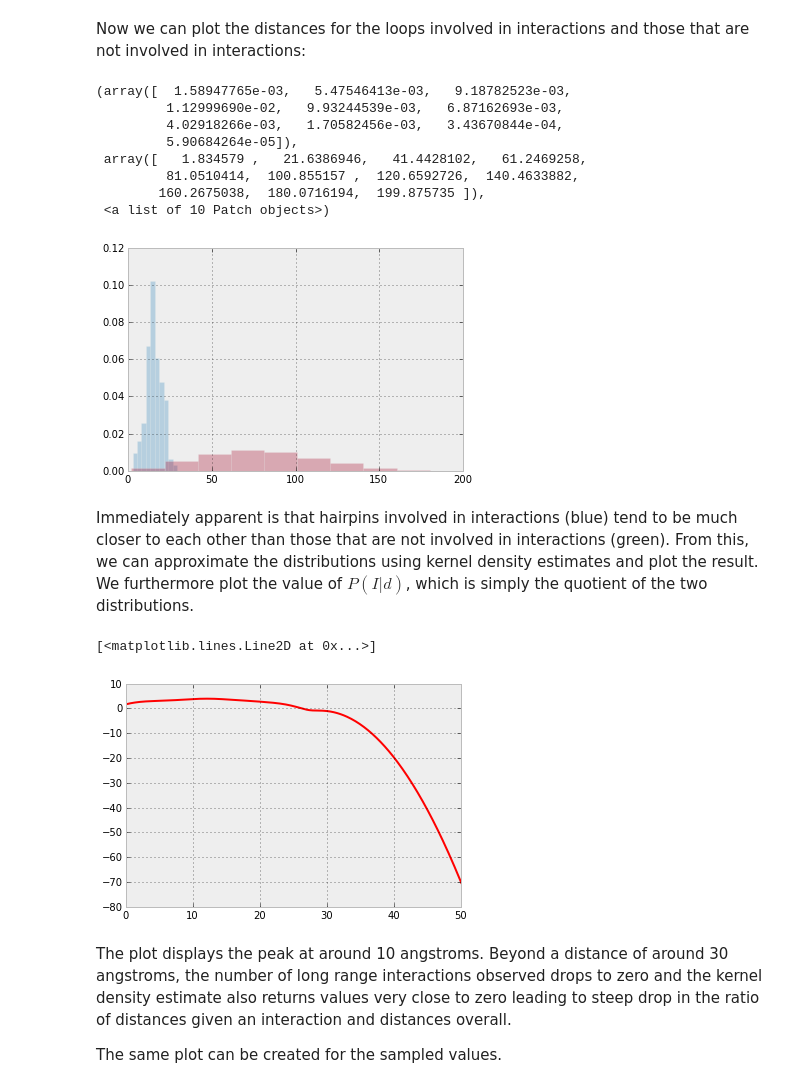
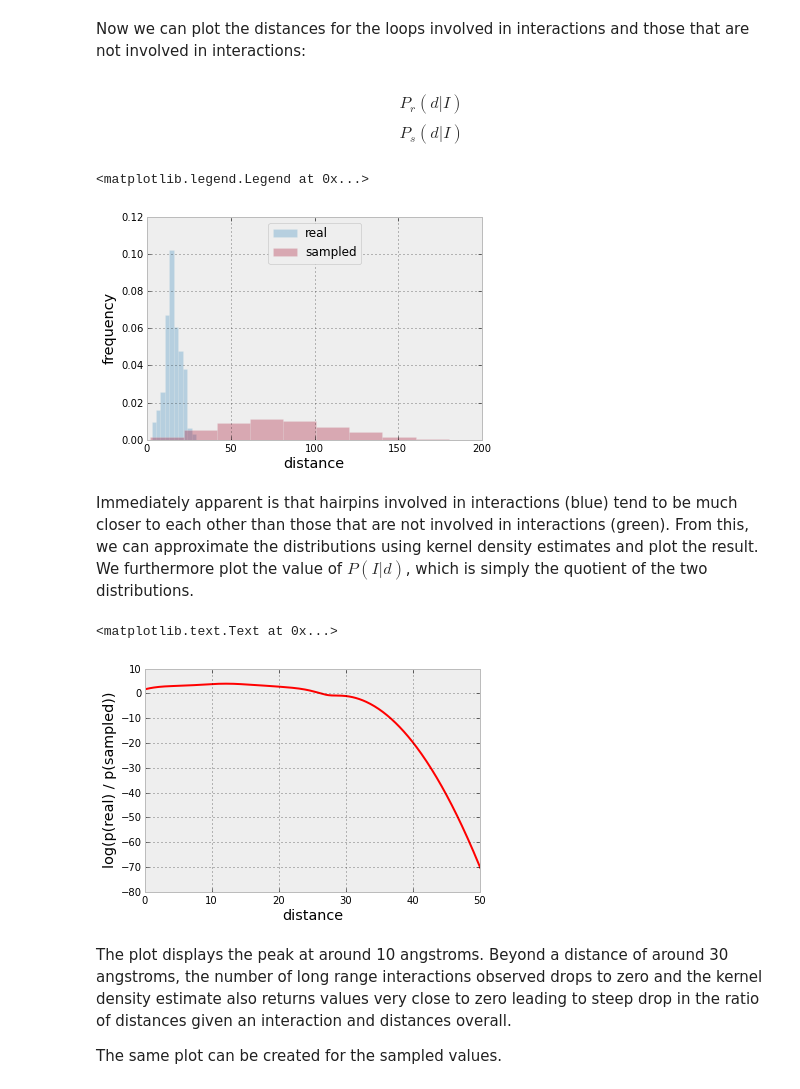
Before and after one commit to ViennaRNA/ernwin, a Jupyter notebook: ipy_notebook_ernwin.ipynb, the cells around one changed output. Cells and saved outputs as stored; diff of their text form; code cells hidden in the pictures.

```diff
--- a/ipy_notebook_ernwin.ipynb
+++ b/ipy_notebook_ernwin.ipynb
@@ -42,34 +42,40 @@ def load_interactions(filename):
     return (loop_loop, loop_loop_y, loop_loop_n)
 # %% [markdown]
 Now we can plot the distances for the loops involved in interactions and those that are not involved in interactions:
+# %% [markdown]
+$$P_r(d|I)$$
+$$P_s(d|I)$$
 # %%
+figsize(6, 4)
+
 (ll, ll_y, ll_n) = load_interactions('fess/stats/temp.longrange.stats')
 (sll, sll_y, sll_n) = load_interactions('fess/stats/temp.longrange.stats.sampled')
-hist(ll_y['dist'], alpha=0.3, normed=True)
-hist(ll['dist'], alpha=0.3, normed=True)
+hist(ll_y['dist'], alpha=0.3, normed=True, label='real')
+hist(ll['dist'], alpha=0.3, normed=True, label='sampled')
+
+plt.xlabel('distance')
+plt.ylabel('frequency')
+plt.legend(loc='upper center')
 # %% [output]
-(array([  1.58947765e-03,   5.47546413e-03,   9.18782523e-03,
-         1.12999690e-02,   9.93244539e-03,   6.87162693e-03,
-         4.02918266e-03,   1.70582456e-03,   3.43670844e-04,
-         5.90684264e-05]),
- array([   1.834579 ,   21.6386946,   41.4428102,   61.2469258,
-         81.0510414,  100.855157 ,  120.6592726,  140.4633882,
-        160.2675038,  180.0716194,  199.875735 ]),
- <a list of 10 Patch objects>)
+<matplotlib.legend.Legend at 0x...>
-[figure, old version]
+[figure, new version]
 # %% [markdown]
 Immediately apparent is that hairpins involved in interactions (blue) tend to be much closer to each other than those that are not involved in interactions (green). From this, we can approximate the distributions using kernel density estimates and plot the result. We furthermore plot the value of $P(I|d)$, which is simply the quotient of the two distributions.
 # %%
 import scipy.stats as ss
+
+figsize(6, 4)
 
 gk_ll_y = ss.gaussian_kde(ll_y['dist'])
 gk_ll = ss.gaussian_kde(ll['dist'])
 
 xs = np.linspace(0, 50, 400)
 plot(xs, np.log(gk_ll_y(xs)) - np.log(gk_ll(xs)), 'r')
+plt.xlabel('distance')
+plt.ylabel('log(p(real) / p(sampled))')
 # %% [output]
-[<matplotlib.lines.Line2D at 0x...>]
+<matplotlib.text.Text at 0x...>
-[figure, old version]
+[figure, new version]
 # %% [markdown]
 The plot displays the peak at around 10 angstroms. Beyond a distance of around 30 angstroms, the number of long range interactions observed drops to zero and the kernel density estimate also returns values very close to zero leading to steep drop in the ratio of distances given an interaction and distances overall.
 
```
Also changed, not shown: parts of 2 cells of this notebook, 1 other file.
